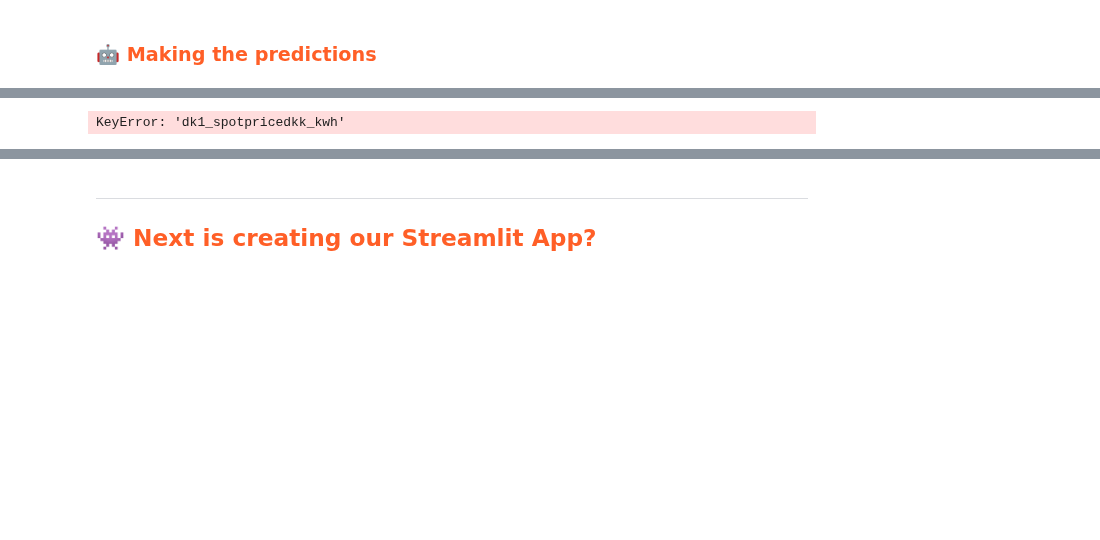
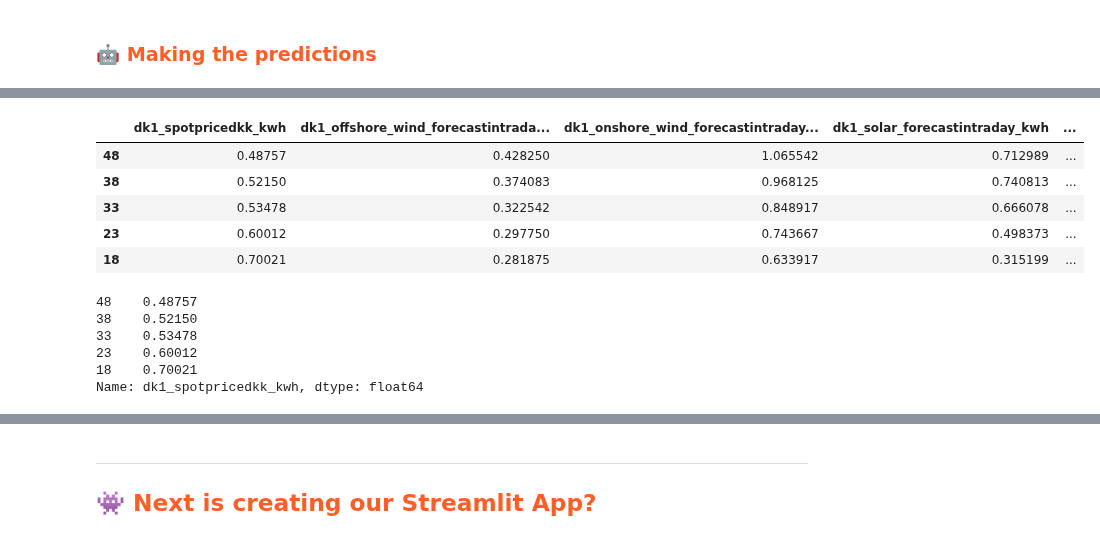
Before and after one commit to Camillahannesbo/BDS_MLOPs_Assignment, a Jupyter notebook: notebooks/4_batch_inference.ipynb, the cells around one changed output, grey strips where cells are left out. Drawn from its saved outputs; the diff is of its cells as text; code cells hidden in the pictures; blank space fills up the shorter version.

```diff
--- a/notebooks/4_batch_inference.ipynb
+++ b/notebooks/4_batch_inference.ipynb
@@ -121,11 +120,2 @@ batch_data.head(5)
 # %% [markdown]
 ### <span style="color:#ff5f27;">🤖 Making the predictions</span>
-# %%
-# Sorting the DataFrame based on the 'timestamp' column
-batch_data.sort_values(["timestamp"], inplace=True)
-
-# Dropping the 'date', 'timestamp' and 'time' columns from the DataFrame
-X_batch = batch_data.drop(["date", "timestamp","time"], axis=1)
-
-# Displaying the first 3 rows of the modified DataFrame
-X_batch.head(3)
@@ -136,0 +122,11 @@ X_batch.head(3)
+# %%
+from sklearn.preprocessing import LabelEncoder
+
+# Create a LabelEncoder object
+label_encoder = LabelEncoder()
+
+# Fit the encoder to the data in the 'city_name' column
+label_encoder.fit(batch_data[['type']])
+
+# Transform the 'city_name' column data using the fitted encoder
+encoded = label_encoder.transform(batch_data[['type']])
@@ -136,0 +136,13 @@ X_batch.head(3)
+# %%
+# Convert the output of the label encoding to a dense array and concatenate with the original data
+X_batch = pd.concat([batch_data, pd.DataFrame(encoded)], axis=1)
+
+# Drop columns 'date', 'city_name', 'unix_time' from the DataFrame 'X'
+X_batch = X_batch.drop(columns=['date', 'time', 'timestamp', 'type'])
+
+# Rename the newly added column with label-encoded city names to 'city_name_encoded'
+X_batch = X_batch.rename(columns={0: "type_encoded"})
+
+# Displaying the first 5 rows of the modified DataFrame
+X_batch.head()
+# %% [output]
@@ -137,11 +151,22 @@ X_batch.head(3)
+|  | dk1_spotpricedkk_kwh | dk1_offshore_wind_forecastintrada... | dk1_onshore_wind_forecastintraday... | dk1_solar_forecastintraday_kwh | ... |
+| 48 | 0.48757 | 0.428250 | 1.065542 | 0.712989 | ... |
+| 38 | 0.52150 | 0.374083 | 0.968125 | 0.740813 | ... |
+| 33 | 0.53478 | 0.322542 | 0.848917 | 0.666078 | ... |
+| 23 | 0.60012 | 0.297750 | 0.743667 | 0.498373 | ... |
+| 18 | 0.70021 | 0.281875 | 0.633917 | 0.315199 | ... |
 # %%
 # Extract the target variable 'dk1_spotpricedkk_kwh' from the batch data
 y_batch = X_batch.pop('dk1_spotpricedkk_kwh')
 
-# Displaying the first 3 rows of the modified DataFrame
-X_batch.head(3)
+# Displaying the first 5 rows of the modified DataFrame
+y_batch.head()
 # %% [output]
-KeyError: 'dk1_spotpricedkk_kwh'
+48    0.48757
+38    0.52150
+33    0.53478
+23    0.60012
+18    0.70021
+Name: dk1_spotpricedkk_kwh, dtype: float64
 # %%
 # Display the target variable
 y_batch
```
Also changed, not shown: parts of 12 cells of this notebook, 10 other files.
